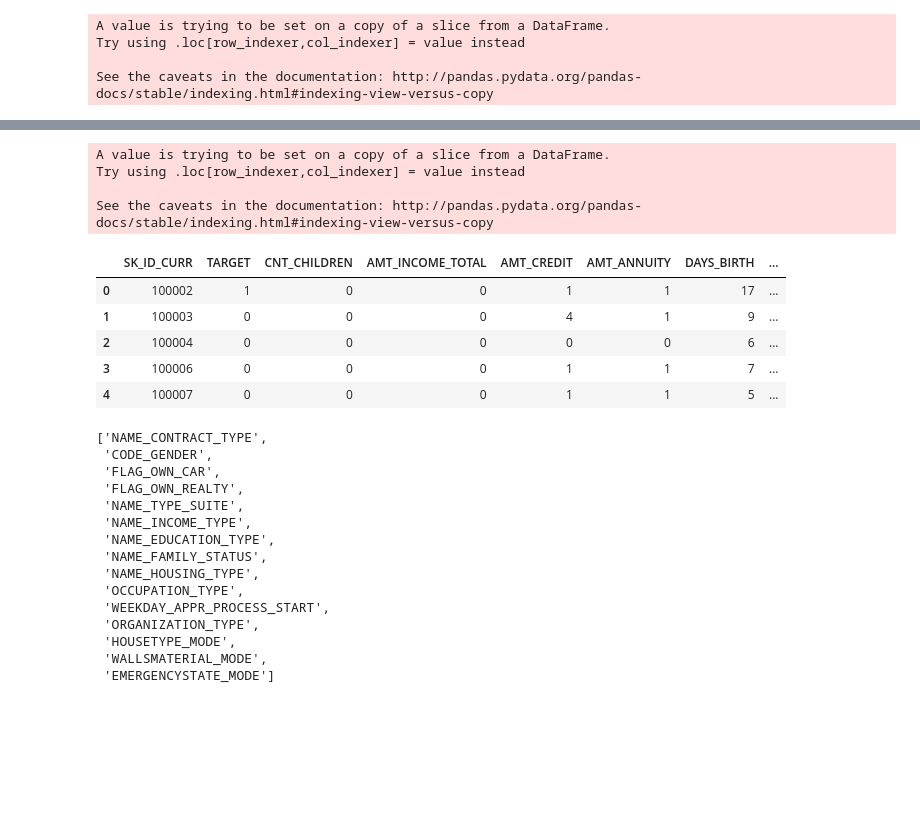
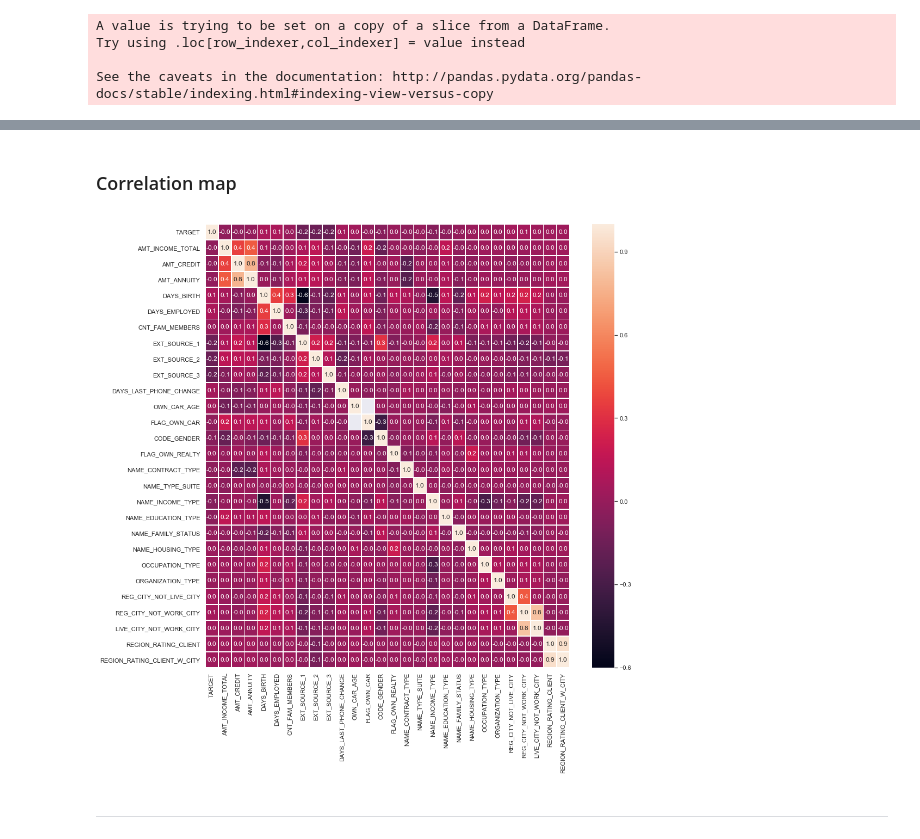
Before and after one commit to aminesnow/ML, a Jupyter notebook: python_applications/credit_default_risk/credit_default_risk_study.ipynb, the cells around one changed output, grey strips where cells are left out. Drawn from its saved outputs; the diff is of its cells as text; code cells hidden in the pictures; blank space fills up the shorter version.

```diff
--- a/python_applications/credit_default_risk/credit_default_risk_study.ipynb
+++ b/python_applications/credit_default_risk/credit_default_risk_study.ipynb
@@ -760,39 +790,10 @@ application_train_proc.head()
-# %%
-application_train_proc.loc[:,'CNT_CHILDREN'] = pd.cut(application_train_proc['CNT_CHILDREN'], bins=8,labels=False).replace(np.nan,8.0).astype(int)
-application_train_proc.loc[:,'AMT_INCOME_TOTAL'] = pd.cut(application_train_proc['AMT_INCOME_TOTAL'], bins=15,labels=False).replace(np.nan,15.0).astype(int)
-application_train_proc.loc[:,'AMT_ANNUITY'] = pd.cut(application_train_proc['AMT_ANNUITY'], bins=15,labels=False).replace(np.nan,15.0).astype(int)
-application_train_proc.loc[:,'AMT_CREDIT'] = pd.cut(application_train_proc['AMT_CREDIT'], bins=15,labels=False).replace(np.nan,15.0).astype(int)
-application_train_proc.loc[:,'DAYS_BIRTH'] = pd.cut(application_train_proc['DAYS_BIRTH'], bins=20,labels=False).replace(np.nan,20.0).astype(int)
-application_train_proc.loc[:,'DAYS_EMPLOYED'] = pd.cut(application_train_proc['DAYS_EMPLOYED'], bins=10,labels=False).replace(np.nan,10.0).astype(int)
-application_train_proc.loc[:,'CNT_FAM_MEMBERS'] = pd.cut(application_train_proc['CNT_FAM_MEMBERS'], bins=5,labels=False).replace(np.nan,0.0).astype(int)
-application_train_proc.loc[:,'DAYS_LAST_PHONE_CHANGE'] = pd.cut(application_train_proc['DAYS_LAST_PHONE_CHANGE'], bins=15,labels=False).replace(np.nan,15.0).astype(int)
-application_train_proc.head()
-# %% [output]
-A value is trying to be set on a copy of a slice from a DataFrame.
-Try using .loc[row_indexer,col_indexer] = value instead
-
-See the caveats in the documentation: http://pandas.pydata.org/pandas-docs/stable/indexing.html#indexing-view-versus-copy
-|  | SK_ID_CURR | TARGET | CNT_CHILDREN | AMT_INCOME_TOTAL | AMT_CREDIT | AMT_ANNUITY | DAYS_BIRTH | ... |
-| 0 | 100002 | 1 | 0 | 0 | 1 | 1 | 17 | ... |
-| 1 | 100003 | 0 | 0 | 0 | 4 | 1 | 9 | ... |
-| 2 | 100004 | 0 | 0 | 0 | 0 | 0 | 6 | ... |
-| 3 | 100006 | 0 | 0 | 0 | 1 | 1 | 7 | ... |
-| 4 | 100007 | 0 | 0 | 0 | 1 | 1 | 5 | ... |
-# %%
-application_train.select_dtypes(['object']).columns.tolist()
-# %% [output]
-['NAME_CONTRACT_TYPE',
- 'CODE_GENDER',
- 'FLAG_OWN_CAR',
- 'FLAG_OWN_REALTY',
- 'NAME_TYPE_SUITE',
- 'NAME_INCOME_TYPE',
- 'NAME_EDUCATION_TYPE',
- 'NAME_FAMILY_STATUS',
- 'NAME_HOUSING_TYPE',
- 'OCCUPATION_TYPE',
- 'WEEKDAY_APPR_PROCESS_START',
- 'ORGANIZATION_TYPE',
- 'HOUSETYPE_MODE',
- 'WALLSMATERIAL_MODE',
- 'EMERGENCYSTATE_MODE']
+# %% [markdown]
+### Correlation map
+# %%
+f,ax = plt.subplots(figsize=(15, 15))
+sns.heatmap(application_train_proc.corr(), annot=True, linewidths=.7, fmt= '.1f',ax=ax)
+plt.show()
+# %% [output]
+[figure, added]
+# %% [markdown]
+---
```
Also changed, not shown: parts of 61 cells of this notebook.
